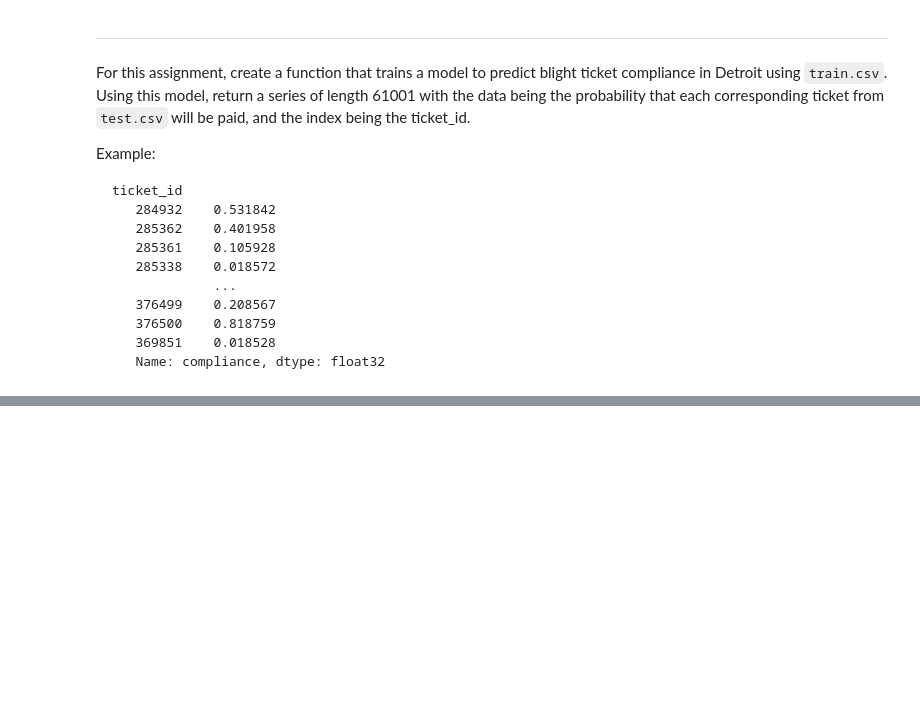
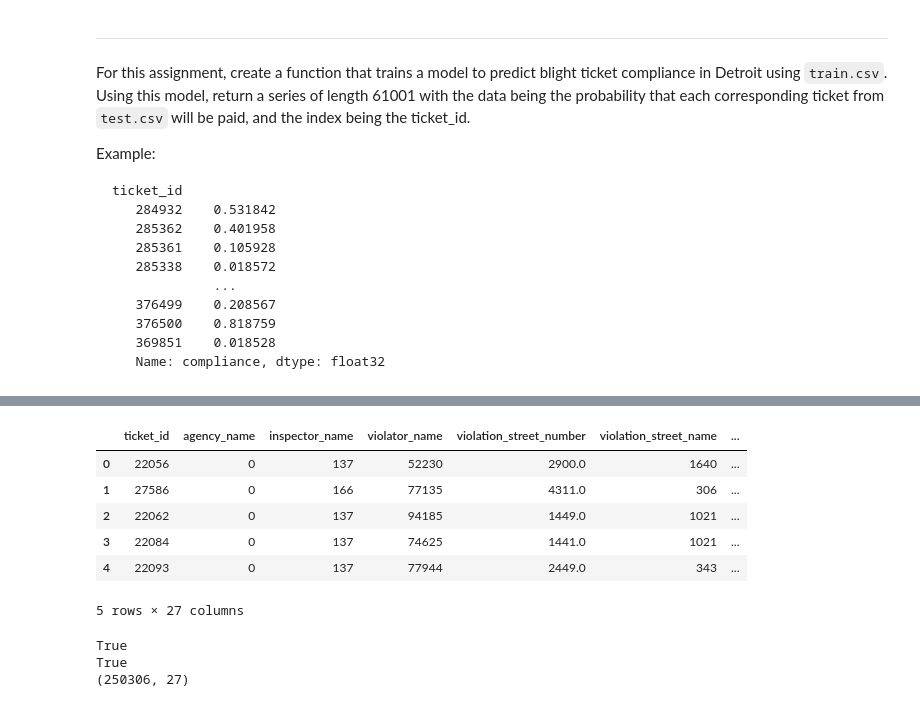
Before and after one commit to PavlovAS/coursera, a Jupyter notebook: Michigan_Python/Course_3_ML/Assignment_4.ipynb, the cells around one changed output, grey strips where cells are left out. Drawn from its saved outputs; the diff is of its cells as text; code cells hidden in the pictures; blank space fills up the shorter version.

```diff
--- a/Michigan_Python/Course_3_ML/Assignment_4.ipynb
+++ b/Michigan_Python/Course_3_ML/Assignment_4.ipynb
@@ -116,5 +118,5 @@ Y_train = df.compliance
 # %%
-X_train = df.drop(columns=['compliance'])
+X = df.drop(columns=['compliance'])
 # %%
 X_train.columns
 # %% [output]
@@ -132,2 +156,3 @@ Index(['ticket_id', 'agency_name', 'inspector_name', 'violator_name',
 # %%
-#df[['payment_amount', 'payment_date', 'payment_status', 'balance_due', 'collection_status', 'compliance', 'compliance_detail']]
+# remofe columns to prevent data leakage
+X.drop(columns=['payment_amount', 'payment_date', 'payment_status', 'balance_due', 'collection_status', 'compliance_detail'], inplace=True)
@@ -156,0 +182,7 @@ X_train
+# %%
+# number of unique values
+cols_to_encode = []
+for col in X.columns:
+    print(col, 'coltype - ', X[col].dtype, ' - ', len(X[col].unique()))
+    if (X[col].dtype == 'object'):
+        cols_to_encode.append(col)
@@ -156,0 +226,23 @@ X_train
+# %%
+X_encoded = X.copy()
+
+for col in cols_to_encode:
+    X_encoded[col] = X[col].astype('category').cat.codes
+# %%
+X_encoded.head()
+# %% [output]
+|  | ticket_id | agency_name | inspector_name | violator_name | violation_street_number | violation_street_name | ... |
+| 0 | 22056 | 0 | 137 | 52230 | 2900.0 | 1640 | ... |
+| 1 | 27586 | 0 | 166 | 77135 | 4311.0 | 306 | ... |
+| 2 | 22062 | 0 | 137 | 94185 | 1449.0 | 1021 | ... |
+| 3 | 22084 | 0 | 137 | 74625 | 1441.0 | 1021 | ... |
+| 4 | 22093 | 0 | 137 | 77944 | 2449.0 | 343 | ... |
+5 rows × 27 columns
+# %%
+print(X_encoded.isna().values.any())
+print(X_encoded.isnull().values.any())
+print(X_encoded.shape)
+# %% [output]
+True
+True
+(250306, 27)
```
Also changed, not shown: parts of 28 cells of this notebook.
